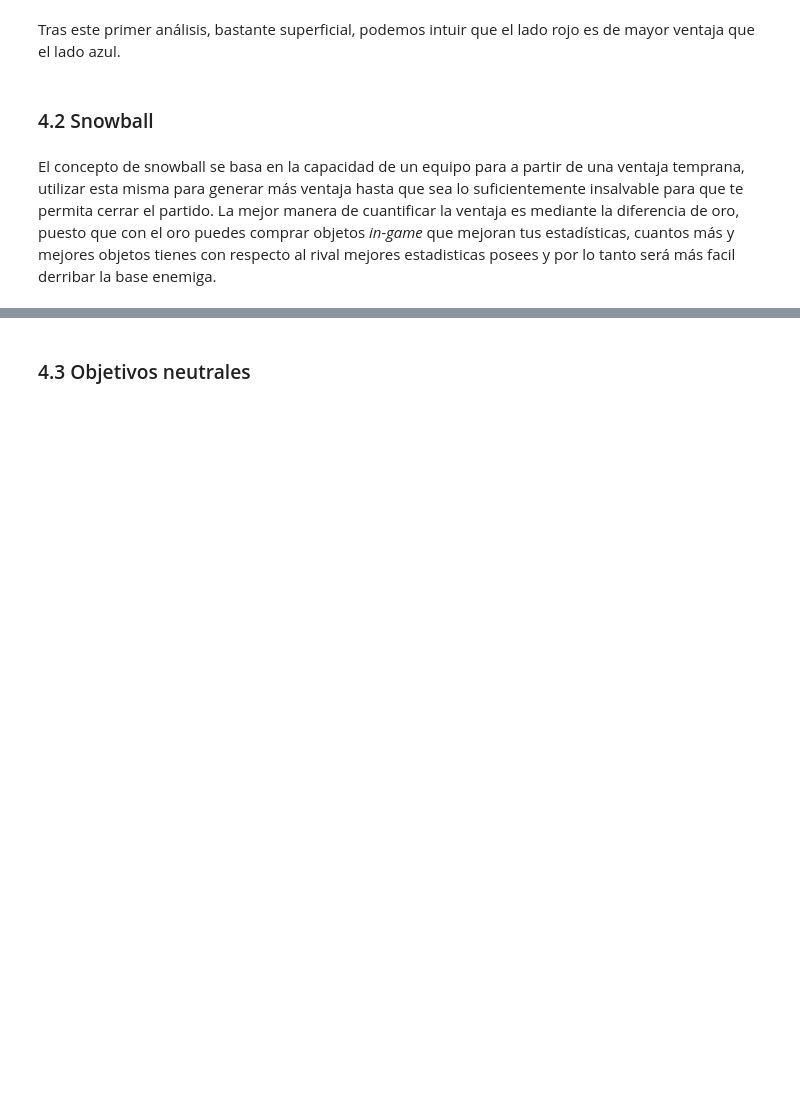
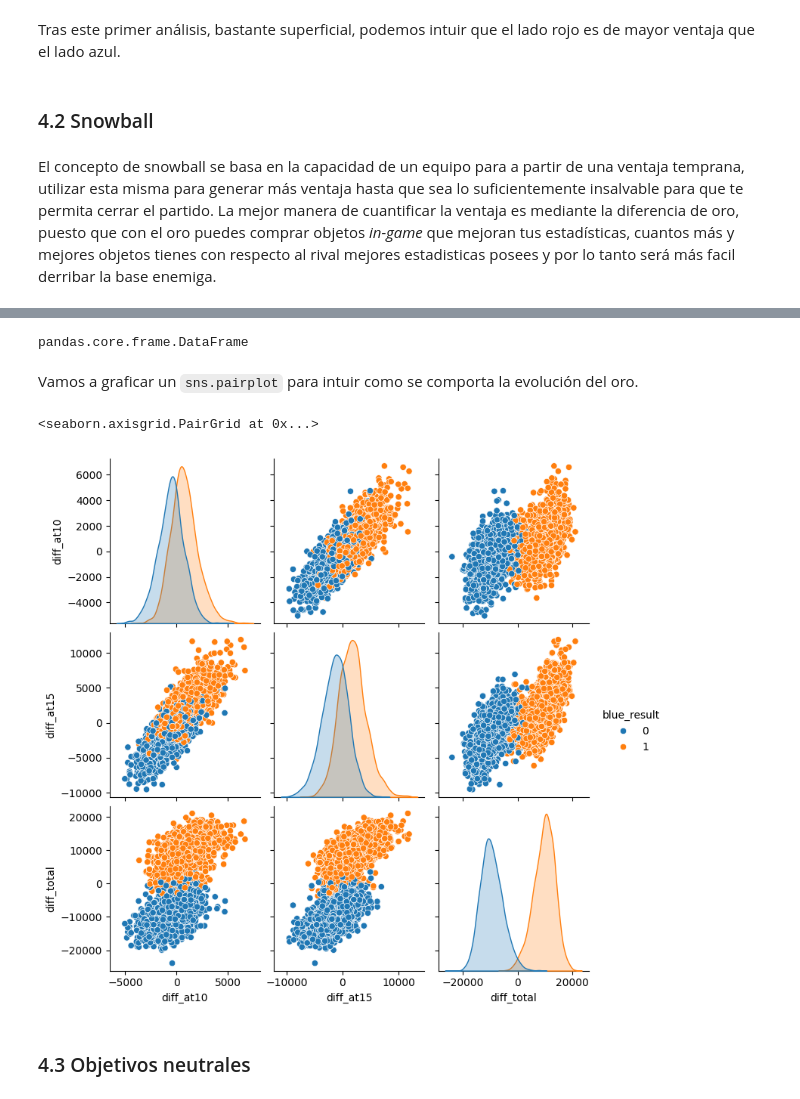
Before and after one commit to CamiloAPB/EDA_DS, a Jupyter notebook: Src/Notebooks/Exploracion_inicial.ipynb, the cells around one changed output, grey strips where cells are left out. Cells and saved outputs as stored; diff of their text form; code cells hidden in the pictures; blank space fills up the shorter version.

```diff
--- a/Src/Notebooks/Exploracion_inicial.ipynb
+++ b/Src/Notebooks/Exploracion_inicial.ipynb
@@ -648,0 +615,4 @@ red_gold_stats
+# %%
+blue_gdiff15 = df_graf["blue_goldat15"] - df_graf["red_goldat15"]
+df_graf["blue_gdiff15"] = blue_gdiff15
+blue_gdiff15
@@ -648,0 +632,4 @@ red_gold_stats
+# %%
+blue_gtotaldiff = df_graf["blue_totalgold"] - df_graf["red_totalgold"]
+df_graf["blue_gtotaldiff"] = blue_gtotaldiff
+df_graf["blue_gtotaldiff"]
@@ -648,0 +665,3 @@ red_gold_stats
+# %%
+global_gold_diff = pd.concat([pd.concat([blue_gdiff10, blue_gdiff15], axis= 1).rename(columns = {0:'diff_at10', 1:'diff_at15'}), blue_gtotaldiff], axis=1).rename(columns = {0:'diff_total'})
+global_gold_diff
@@ -649,2 +682,14 @@ red_gold_stats
+# %%
+df_catplot = pd.concat([global_gold_diff, df_graf["blue_result"]], axis=1)
+type(df_catplot)
+# %% [output]
+pandas.core.frame.DataFrame
+# %% [markdown]
+Vamos a graficar un ``sns.pairplot`` para intuir como se comporta la evolución del oro.
+# %%
+sns.pairplot(df_catplot, hue="blue_result")
+# %% [output]
+<seaborn.axisgrid.PairGrid at 0x...>
+[figure, added]
 # %% [markdown]
 ### 4.3 Objetivos neutrales
```
Also changed, not shown: parts of 10 cells of this notebook, 1 other file.
